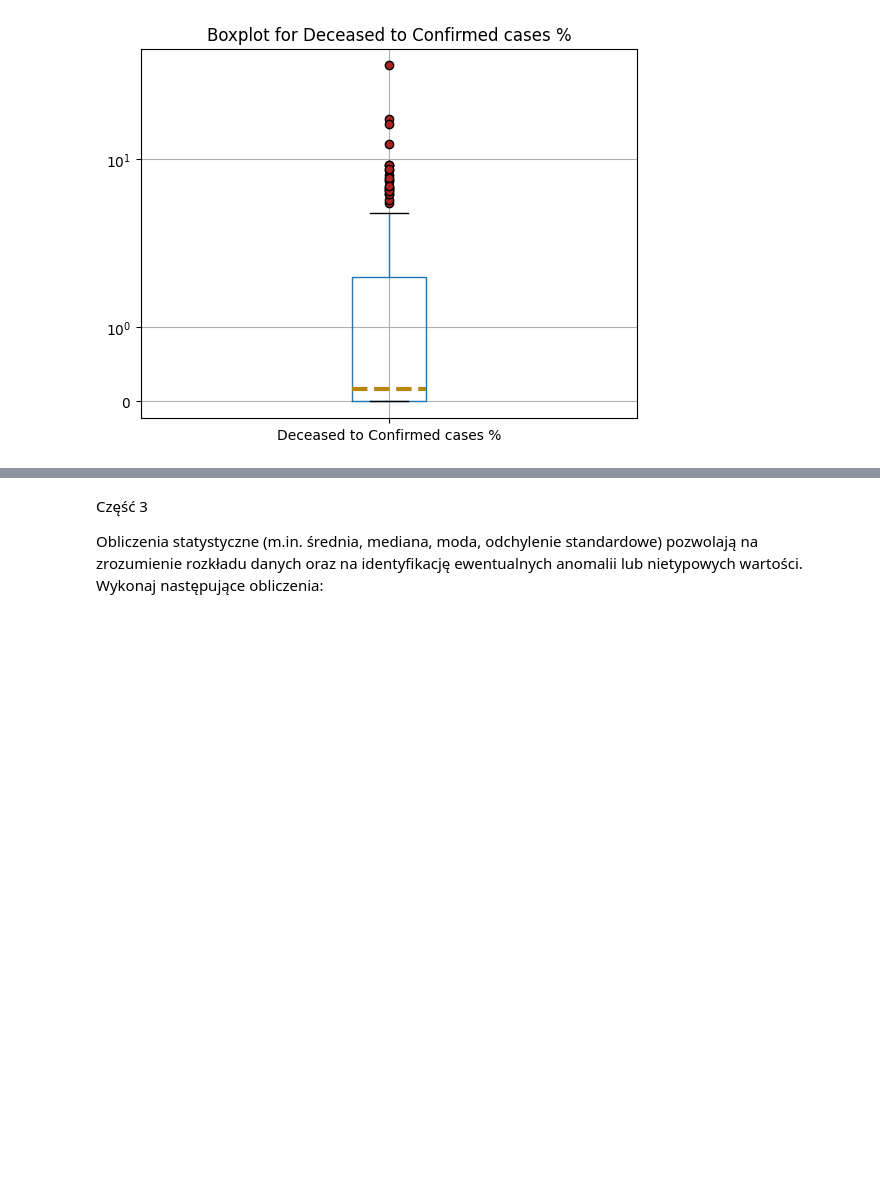
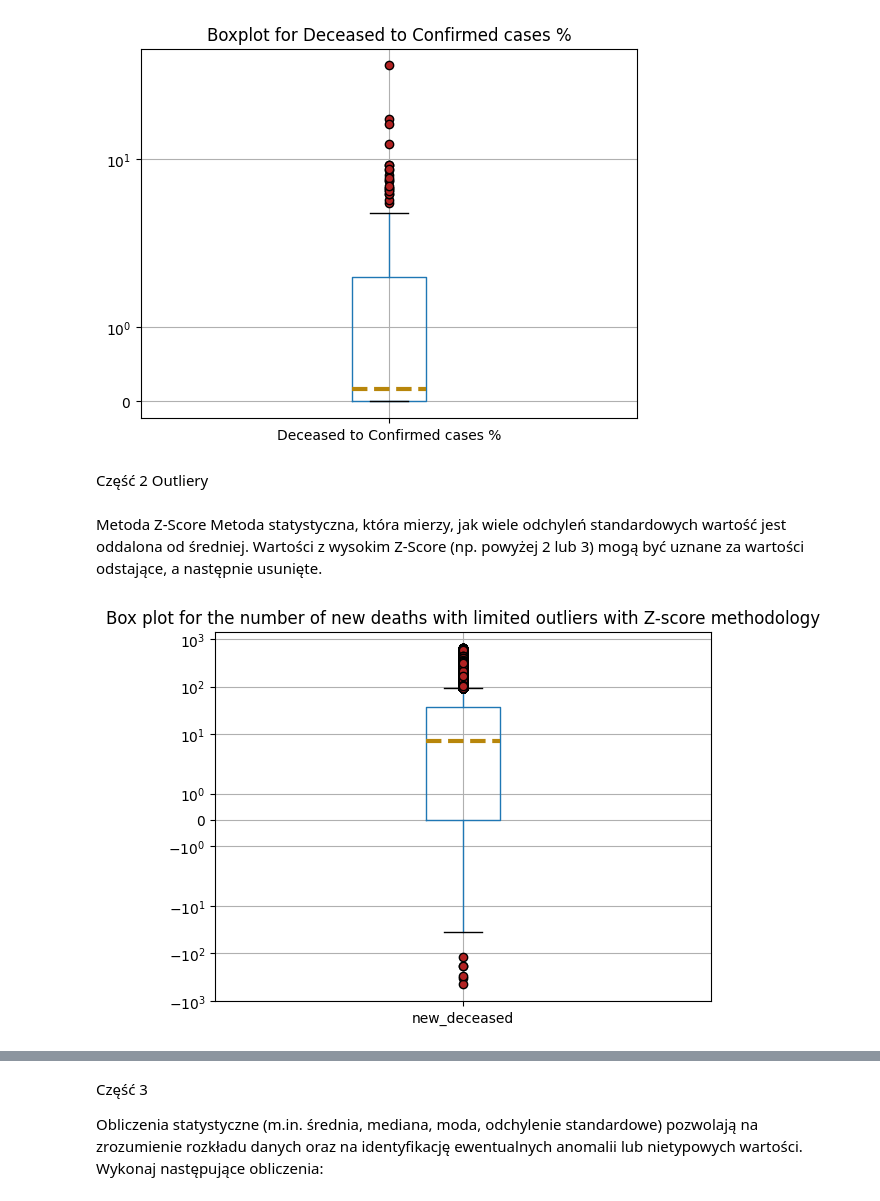
Before and after one commit to qmacdom/BigData, a Jupyter notebook: zad2.ipynb, the cells around one changed output, grey strips where cells are left out. Drawn from its saved outputs; the diff is of its cells as text; code cells hidden in the pictures; blank space fills up the shorter version.

```diff
--- a/zad2.ipynb
+++ b/zad2.ipynb
@@ -101,3 +103,25 @@ plt.title('Boxplot for Deceased to Confirmed cases %')
 plt.show()
 # %% [output]
 [figure]
+# %% [markdown]
+Część 2
+Outliery
+# %% [markdown]
+Metoda Z-Score
+Metoda statystyczna, która mierzy, jak wiele odchyleń standardowych wartość jest oddalona od średniej. Wartości z wysokim Z-Score (np. powyżej 2 lub 3) mogą być uznane za wartości odstające, a następnie usunięte.
+# %%
+merged_data_df = pd.read_csv('results\\prepared_for_2_ex.csv')
+
+data_for_2_1 = merged_data_df[['new_deceased']]
+zscores_2_1 = stats.zscore(data_for_2_1)
+zscores_2_1 = np.abs(zscores_2_1)
+data_for_2_1_without_outliers = data_for_2_1[(zscores_2_1 <= 2).all(axis=1)]
+
+
+data_for_2_1_without_outliers.boxplot(["new_deceased"], flierprops={'marker': 'o', 'markersize': 6, 'markerfacecolor': 'firebrick'},
+                  medianprops ={'linestyle':'--', 'linewidth':3, 'color':'darkgoldenrod'})
+plt.yscale('symlog')
+plt.title('Box plot for the number of new deaths with limited outliers with Z-score methodology')
+plt.show()
+# %% [output]
+[figure, added]
```
Also changed, not shown: parts of 2 cells of this notebook.
